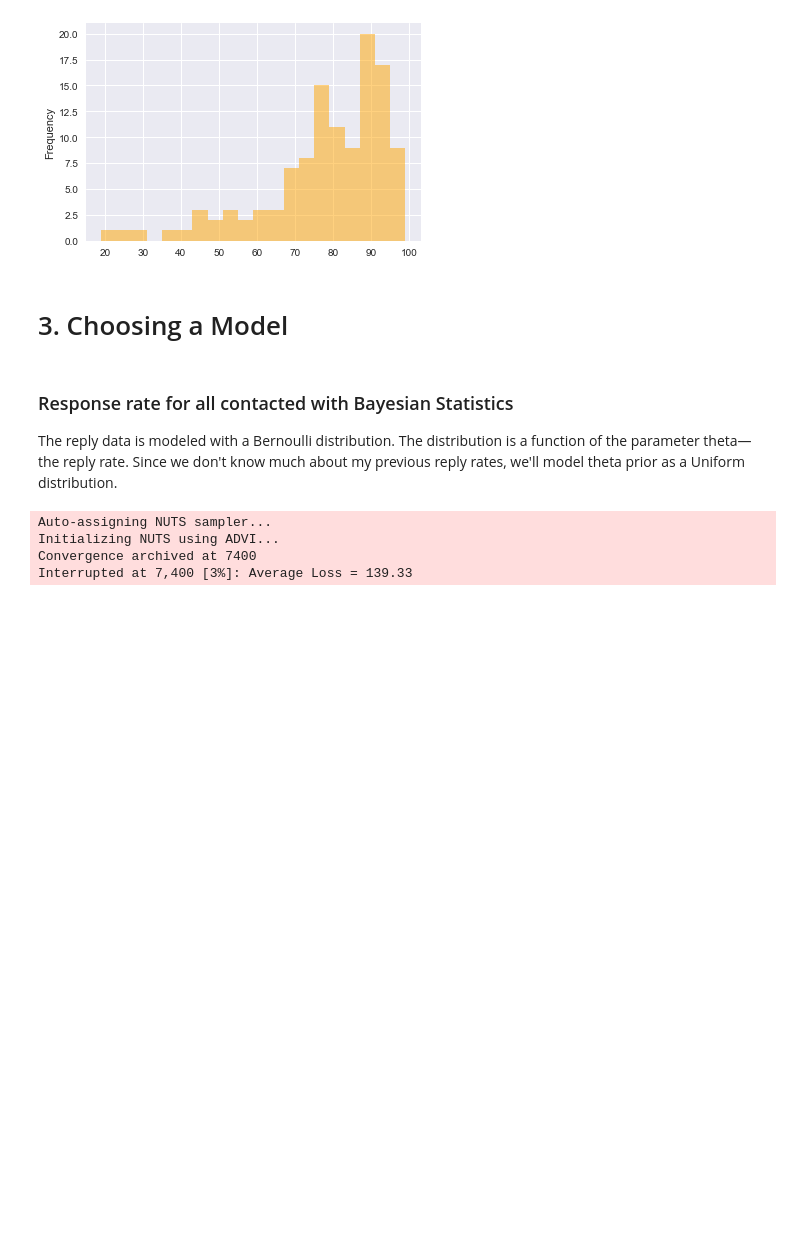
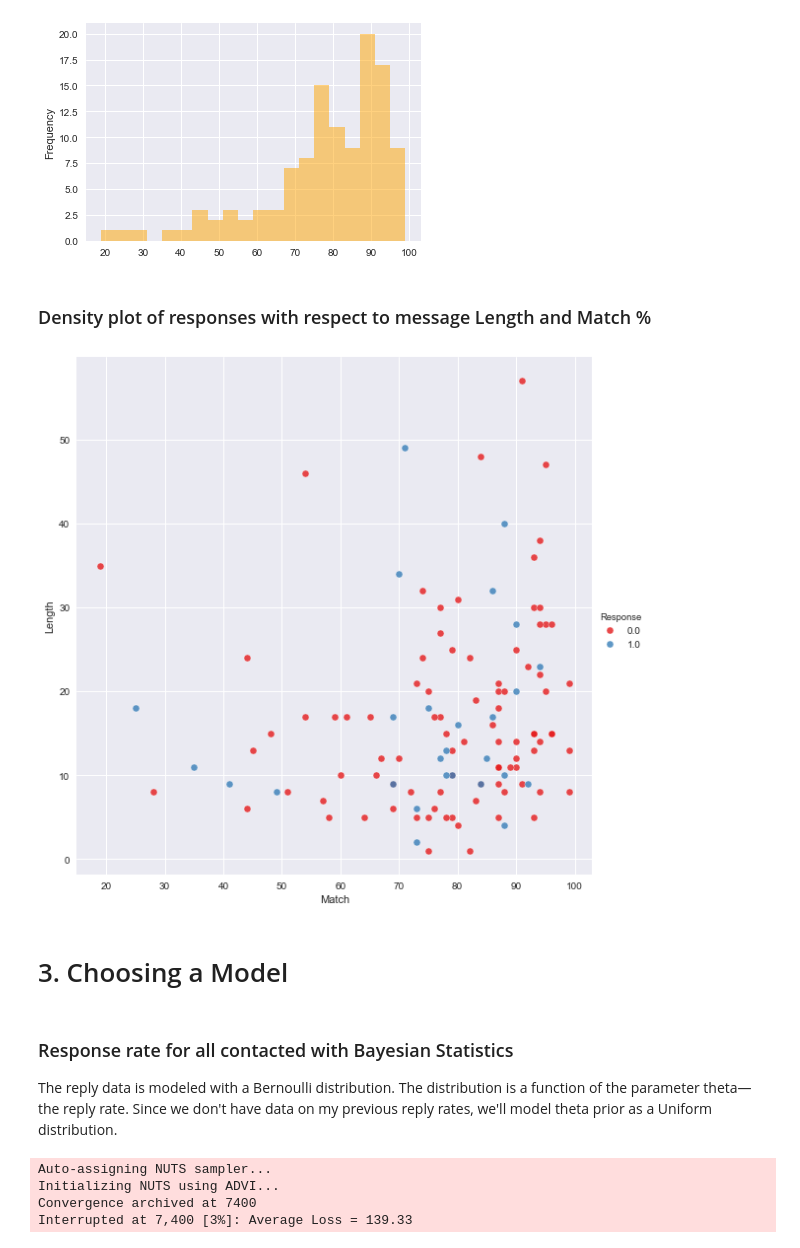
Before and after one commit to caheredia/Data-Science-Portfolio, a Jupyter notebook: Responses/deliver/2017-8-21_ch_okc_response_data_bayes.ipynb, the cells around one changed output. Cells and saved outputs as stored; diff of their text form; code cells hidden in the pictures; blank space fills up the shorter version.

```diff
--- a/Responses/deliver/2017-8-21_ch_okc_response_data_bayes.ipynb
+++ b/Responses/deliver/2017-8-21_ch_okc_response_data_bayes.ipynb
@@ -126,11 +173,19 @@ match_median = "%.0f" % df.Match.median()
 # %% [output]
 'Match % average of 78 with a median of 80'
 [figure]
+# %% [markdown]
+### Density plot of responses with respect to message Length and Match %
+# %%
+g = sns.FacetGrid(df, hue="Response", size=8, palette="Set1")
+g.map(plt.scatter, "Match", "Length", s=50, alpha=.8, linewidth=.5, edgecolor="white")
+g.add_legend();
+# %% [output]
+[figure, added]
 # %% [markdown]
 # 3. Choosing a Model
 # %% [markdown]
 ### Response rate for all contacted with Bayesian Statistics
-The reply data is modeled with a Bernoulli distribution. The distribution is a function of the parameter theta—the reply rate. Since we don't know much about my previous reply rates, we'll model theta prior as a Uniform distribution.
+The reply data is modeled with a Bernoulli distribution. The distribution is a function of the parameter theta—the reply rate. Since we don't have data on my previous reply rates, we'll model theta prior as a Uniform distribution.
 # %%
 with pm.Model():
     # prior
```
Also changed, not shown: parts of 23 cells of this notebook, 1 other file.
